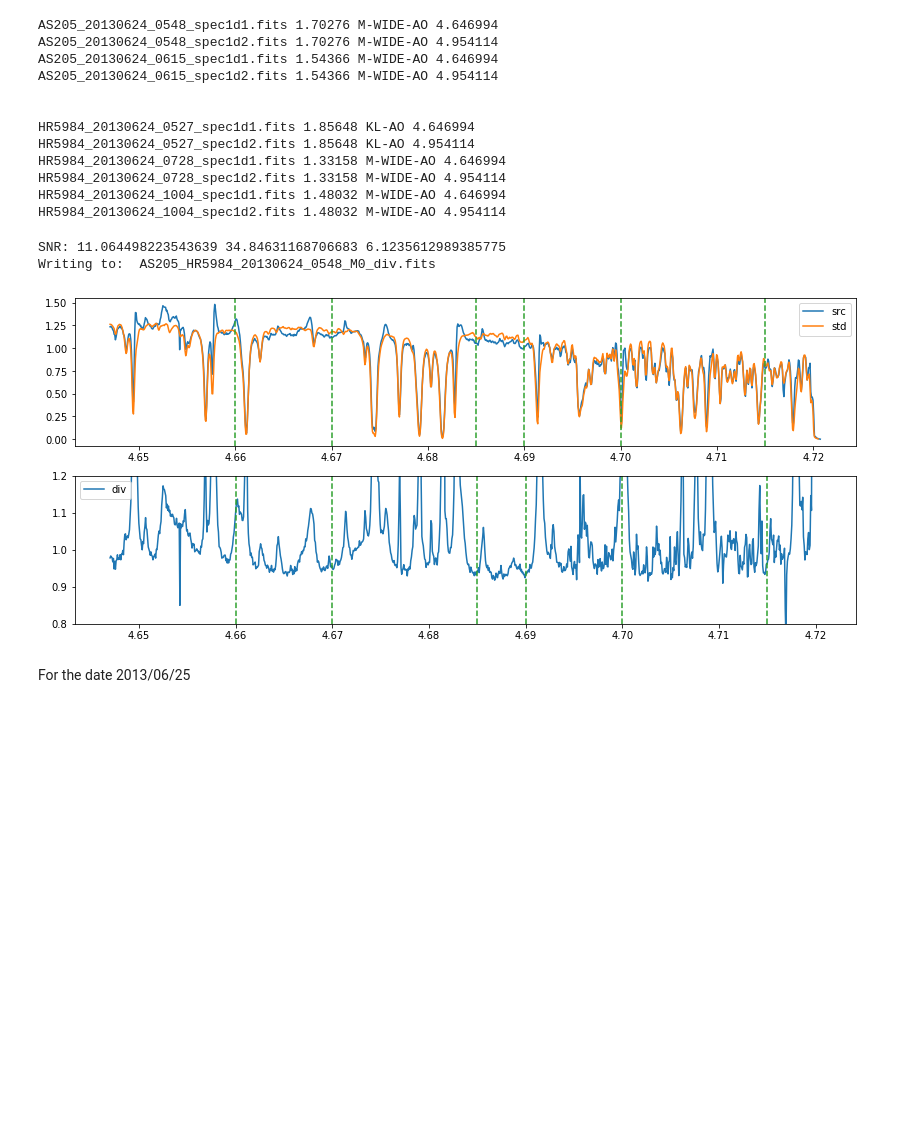
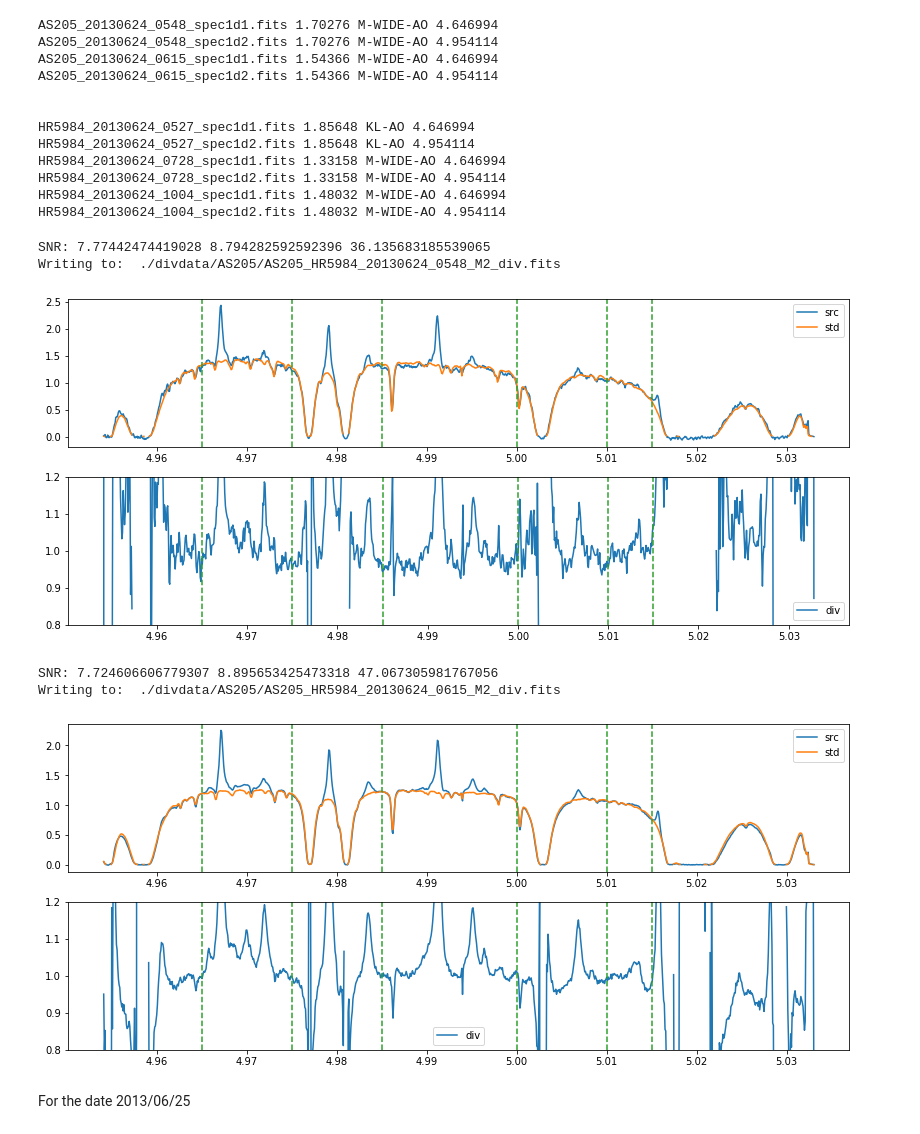
Before and after one commit to adamoses/URSIProject, a Jupyter notebook: telluric_correction_as205.ipynb, the cells around one changed output. Saved outputs shown, nothing was run; the diff lists cells and outputs as text; code cells hidden in the pictures; blank space fills up the shorter version.

Commit message:
recreating some of mit's figures

```diff
--- a/telluric_correction_as205.ipynb
+++ b/telluric_correction_as205.ipynb
@@ -331,25 +365,30 @@ HR5984_20130624_0728_spec1d2.fits 1.33158 M-WIDE-AO 4.954114
 HR5984_20130624_1004_spec1d1.fits 1.48032 M-WIDE-AO 4.646994
 HR5984_20130624_1004_spec1d2.fits 1.48032 M-WIDE-AO 4.954114
 # %%
+outdir='./divdata/AS205/'
+
 srcfile='AS205_20130624_0548_spec1d1.fits'
 stdfile='HR5984_20130624_0527_spec1d1.fits'
-#out=divspec(datadir, srcfile, stdfile, dtau=0.05, dpix=-0.8, mode='M0')
+#out=divspec(datadir, srcfile, stdfile, outdir, dtau=0.05, dpix=-0.8, mode='M0')
 
 srcfile='AS205_20130624_0548_spec1d2.fits'
 stdfile='HR5984_20130624_0527_spec1d2.fits'
-#out=divspec(datadir, srcfile, stdfile, dtau=-0.01, dpix=-0.9, mode='M2')
+out=divspec(datadir, srcfile, stdfile, outdir, dtau=0.05, dpix=-0.9, mode='M2')
 
 srcfile='AS205_20130624_0615_spec1d1.fits'
 stdfile='HR5984_20130624_1004_spec1d1.fits'
-#out=divspec(datadir, srcfile, stdfile, dtau=0.19, dpix=-0.2, mode='M0')
+#out=divspec(datadir, srcfile, stdfile, outdir, dtau=0.19, dpix=-0.2, mode='M0')
 
 srcfile='AS205_20130624_0615_spec1d2.fits'
 stdfile='HR5984_20130624_1004_spec1d2.fits'
-#out=divspec(datadir, srcfile, stdfile, dtau=0.05, dpix=-0.20, mode='M2')
+out=divspec(datadir, srcfile, stdfile, outdir, dtau=0.12, dpix=-0.20, mode='M2')
 # %% [output]
-SNR: 11.064498223543639 34.84631168706683 6.1235612989385775
-Writing to:  AS205_HR5984_20130624_0548_M0_div.fits
+SNR: 7.77442474419028 8.794282592592396 36.135683185539065
+Writing to:  ./divdata/AS205/AS205_HR5984_20130624_0548_M2_div.fits
-[figure, old version]
+[figure, new version]
+SNR: 7.724606606779307 8.895653425473318 47.067305981767056
+Writing to:  ./divdata/AS205/AS205_HR5984_20130624_0615_M2_div.fits
+[figure, added]
 # %% [markdown]
 For the date 2013/06/25
 # %%
```
Also changed, not shown: parts of 20 cells of this notebook.
